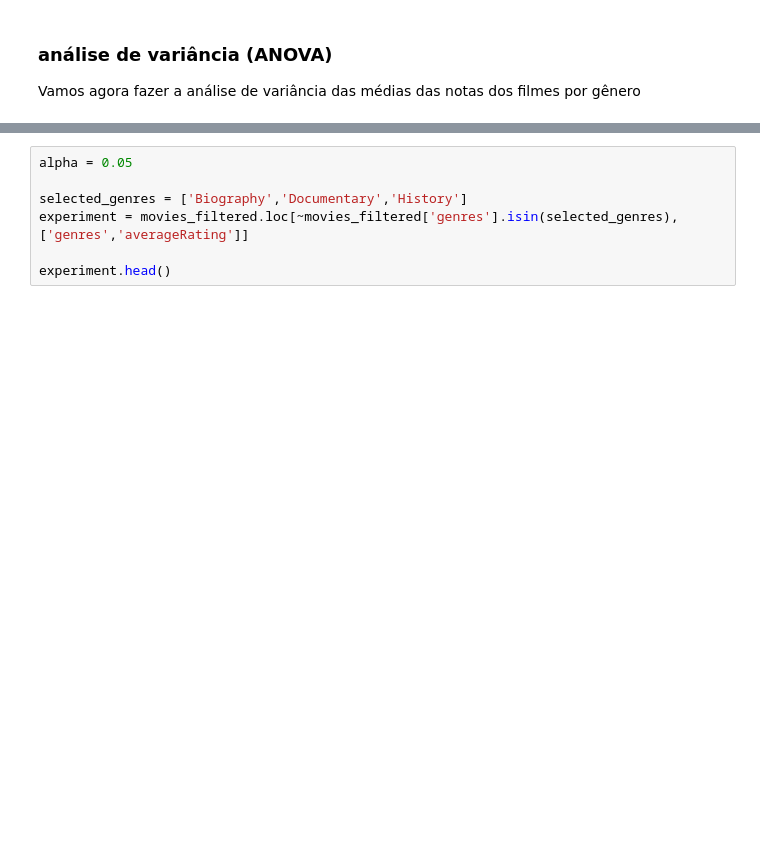
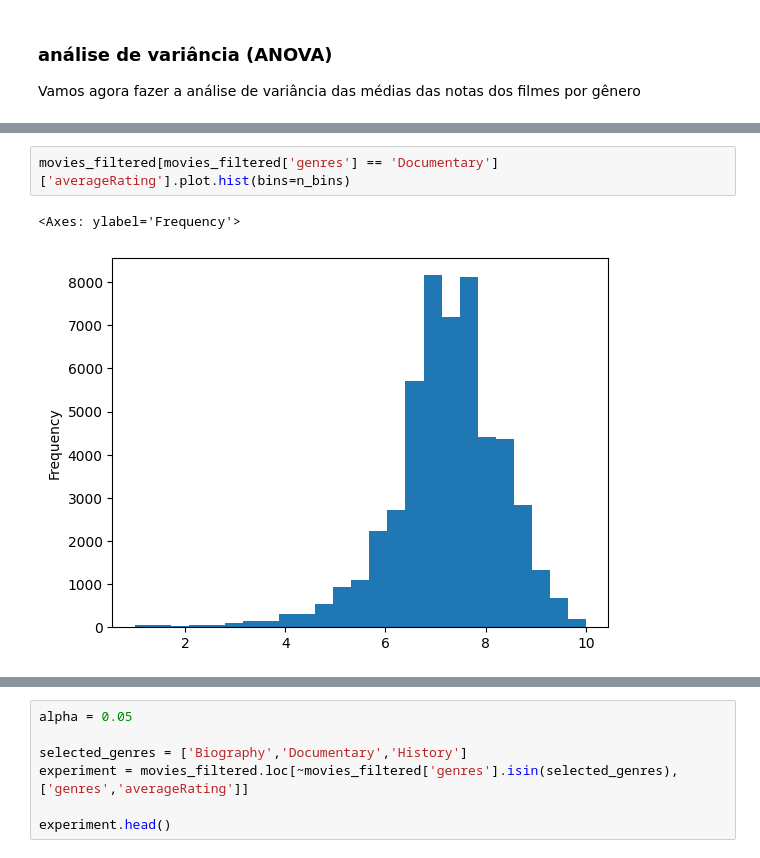
Before and after one commit to gabriel-victor933/Project-Movies-Data-Analysis, a Jupyter notebook: data_viz.ipynb, the cells around one changed output, grey strips where cells are left out. Drawn from its saved outputs; the diff is of its cells as text; blank space fills up the shorter version.

```diff
--- a/data_viz.ipynb
+++ b/data_viz.ipynb
@@ -275,0 +274,5 @@ Vamos agora fazer a análise de variância das médias das notas dos filmes por
+# %%
+movies_filtered[movies_filtered['genres'] == 'Documentary']['averageRating'].plot.hist(bins=n_bins)
+# %% [output]
+<Axes: ylabel='Frequency'>
+[figure, added]
```
Also changed, not shown: parts of 9 cells of this notebook.
